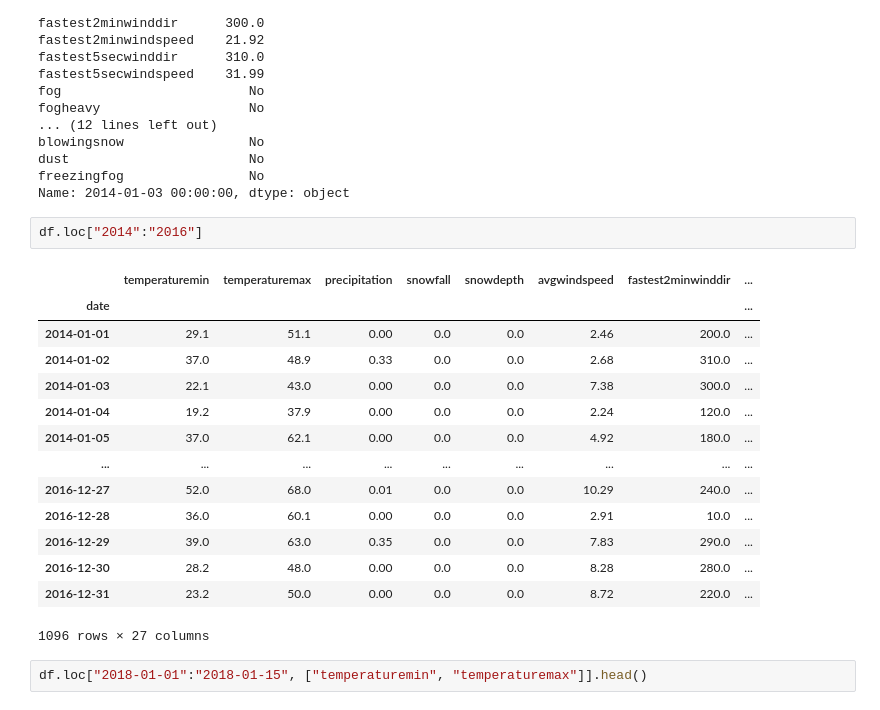
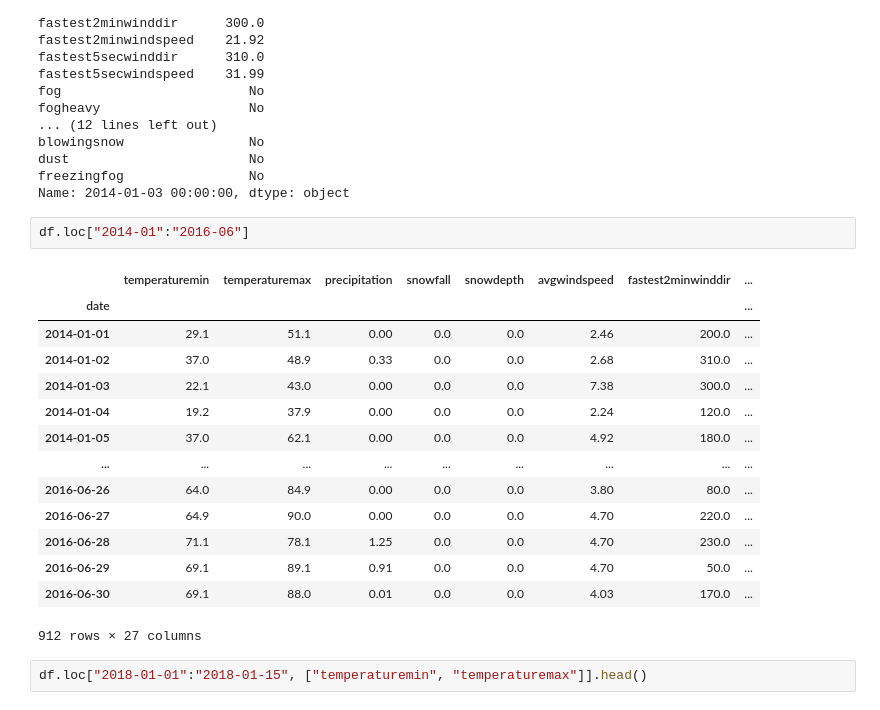
Before and after one commit to wisaaco/TTAD, a Jupyter notebook: notebooks/05_Pandas/04_OtherActions.ipynb, the cells around one changed output. Cells and saved outputs as stored; diff of their text form.

```diff
--- a/notebooks/05_Pandas/04_OtherActions.ipynb
+++ b/notebooks/05_Pandas/04_OtherActions.ipynb
@@ -485,22 +493,22 @@ dust                       No
 freezingfog                No
 Name: 2014-01-03 00:00:00, dtype: object
 # %%
-df.loc["2014":"2016"]
+df.loc["2014-01":"2016-06"]
 # %% [output]
 |  | temperaturemin | temperaturemax | precipitation | snowfall | snowdepth | avgwindspeed | fastest2minwinddir | ... |
 | date |  |  |  |  |  |  |  | ... |
 | 2014-01-01 | 29.1 | 51.1 | 0.00 | 0.0 | 0.0 | 2.46 | 200.0 | ... |
 | 2014-01-02 | 37.0 | 48.9 | 0.33 | 0.0 | 0.0 | 2.68 | 310.0 | ... |
 | 2014-01-03 | 22.1 | 43.0 | 0.00 | 0.0 | 0.0 | 7.38 | 300.0 | ... |
 | 2014-01-04 | 19.2 | 37.9 | 0.00 | 0.0 | 0.0 | 2.24 | 120.0 | ... |
 | 2014-01-05 | 37.0 | 62.1 | 0.00 | 0.0 | 0.0 | 4.92 | 180.0 | ... |
 | ... | ... | ... | ... | ... | ... | ... | ... | ... |
-| 2016-12-27 | 52.0 | 68.0 | 0.01 | 0.0 | 0.0 | 10.29 | 240.0 | ... |
-| 2016-12-28 | 36.0 | 60.1 | 0.00 | 0.0 | 0.0 | 2.91 | 10.0 | ... |
-| 2016-12-29 | 39.0 | 63.0 | 0.35 | 0.0 | 0.0 | 7.83 | 290.0 | ... |
-| 2016-12-30 | 28.2 | 48.0 | 0.00 | 0.0 | 0.0 | 8.28 | 280.0 | ... |
-| 2016-12-31 | 23.2 | 50.0 | 0.00 | 0.0 | 0.0 | 8.72 | 220.0 | ... |
+| 2016-06-26 | 64.0 | 84.9 | 0.00 | 0.0 | 0.0 | 3.80 | 80.0 | ... |
+| 2016-06-27 | 64.9 | 90.0 | 0.00 | 0.0 | 0.0 | 4.70 | 220.0 | ... |
+| 2016-06-28 | 71.1 | 78.1 | 1.25 | 0.0 | 0.0 | 4.70 | 230.0 | ... |
+| 2016-06-29 | 69.1 | 89.1 | 0.91 | 0.0 | 0.0 | 4.70 | 50.0 | ... |
+| 2016-06-30 | 69.1 | 88.0 | 0.01 | 0.0 | 0.0 | 4.03 | 170.0 | ... |
-1096 rows × 27 columns
+912 rows × 27 columns
 # %%
 df.loc["2018-01-01":"2018-01-15", ["temperaturemin", "temperaturemax"]].head()
 # %% [output]
```
Also changed, not shown: parts of 5 cells of this notebook.
